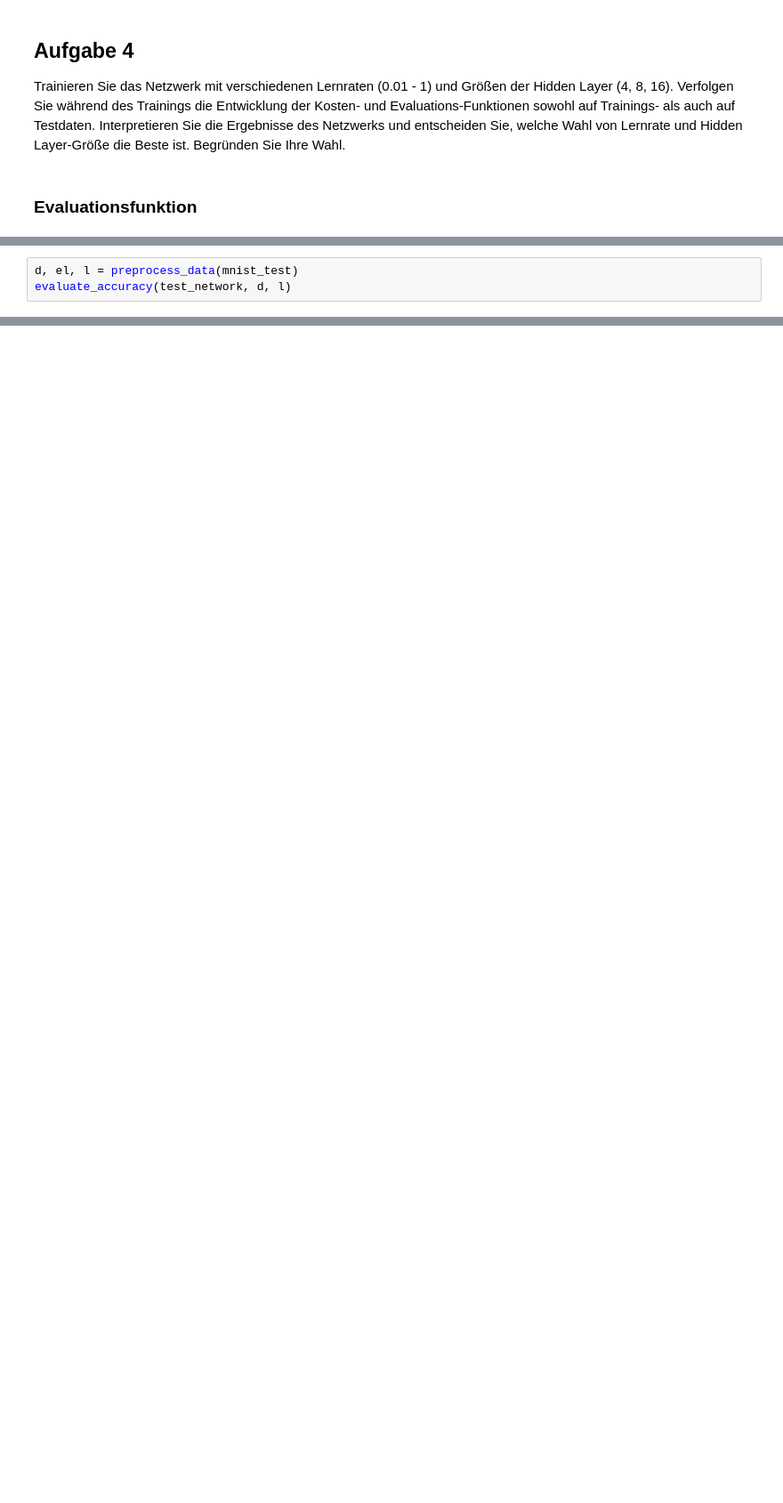
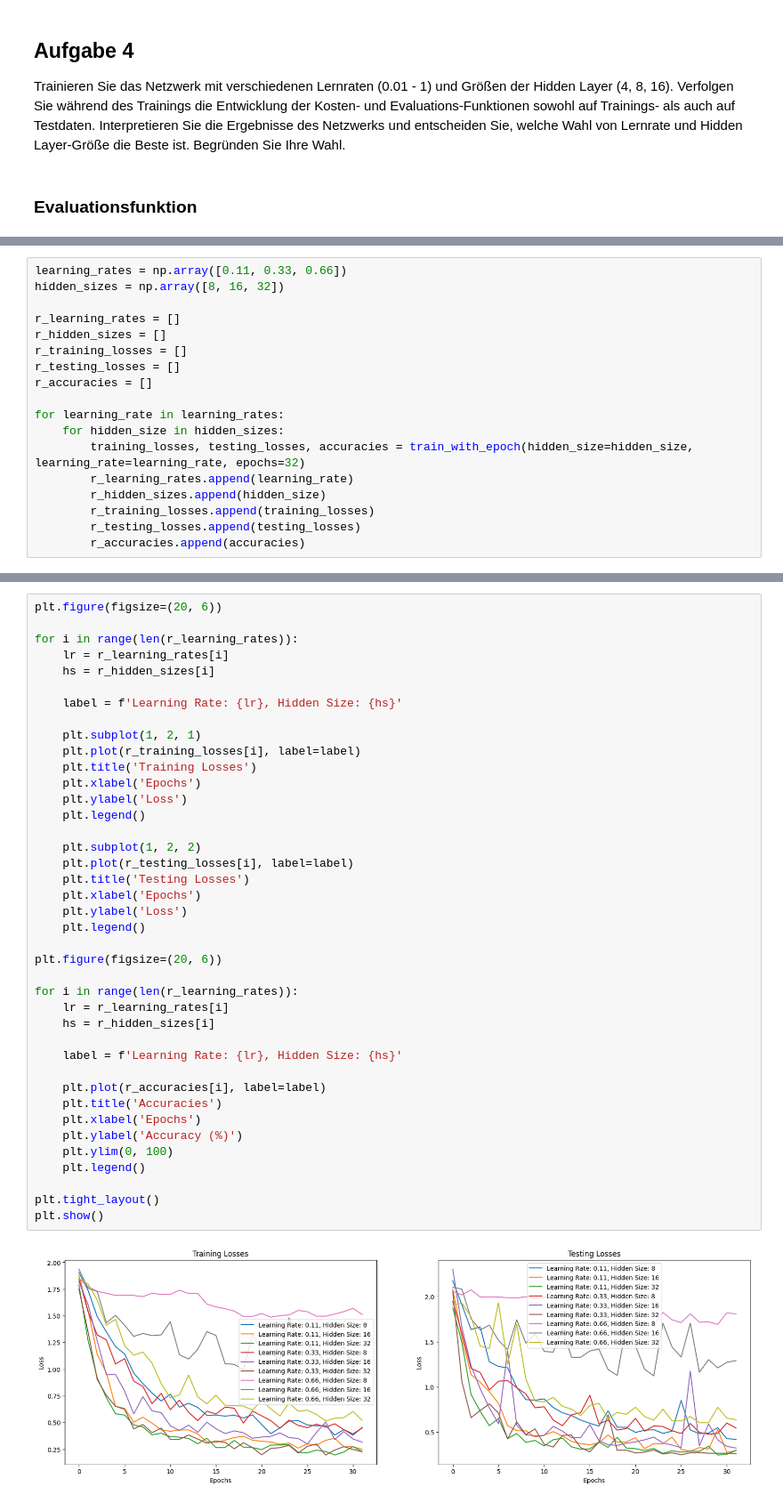
Before and after one commit to Giide0n/vana-assignement, a Jupyter notebook: gradient-descent.ipynb, the cells around one changed output, grey strips where cells are left out. Shown: that part at 89% size. Drawn from its saved outputs; the diff is of its cells as text; blank space fills up the shorter version.

Commit message:
add some plots to show training results

```diff
--- a/gradient-descent.ipynb
+++ b/gradient-descent.ipynb
@@ -311,4 +305,19 @@ train_with_epoch(test_network)
 # %%
-d, el, l = preprocess_data(mnist_test)
-evaluate_accuracy(test_network, d, l)
+learning_rates = np.array([0.11, 0.33, 0.66])
+hidden_sizes = np.array([8, 16, 32])
+
+r_learning_rates = []
+r_hidden_sizes = []
+r_training_losses = []
+r_testing_losses = []
+r_accuracies = []
+
+for learning_rate in learning_rates:
+    for hidden_size in hidden_sizes:
+        training_losses, testing_losses, accuracies = train_with_epoch(hidden_size=hidden_size, learning_rate=learning_rate, epochs=32)
+        r_learning_rates.append(learning_rate)
+        r_hidden_sizes.append(hidden_size)
+        r_training_losses.append(training_losses)
+        r_testing_losses.append(testing_losses)
+        r_accuracies.append(accuracies)
 # %% [output]
@@ -315,0 +341,42 @@ evaluate_accuracy(test_network, d, l)
+# %%
+plt.figure(figsize=(20, 6))
+
+for i in range(len(r_learning_rates)):
+    lr = r_learning_rates[i]
+    hs = r_hidden_sizes[i]
+
+    label = f'Learning Rate: {lr}, Hidden Size: {hs}'
+
+    plt.subplot(1, 2, 1)
+    plt.plot(r_training_losses[i], label=label)
+    plt.title('Training Losses')
+    plt.xlabel('Epochs')
+    plt.ylabel('Loss')
+    plt.legend()
+
+    plt.subplot(1, 2, 2)
+    plt.plot(r_testing_losses[i], label=label)
+    plt.title('Testing Losses')
+    plt.xlabel('Epochs')
+    plt.ylabel('Loss')
+    plt.legend()
+
+plt.figure(figsize=(20, 6))
+
+for i in range(len(r_learning_rates)):
+    lr = r_learning_rates[i]
+    hs = r_hidden_sizes[i]
+
+    label = f'Learning Rate: {lr}, Hidden Size: {hs}'
+
+    plt.plot(r_accuracies[i], label=label)
+    plt.title('Accuracies')
+    plt.xlabel('Epochs')
+    plt.ylabel('Accuracy (%)')
+    plt.ylim(0, 100)
+    plt.legend()
+
+plt.tight_layout()
+plt.show()
+# %% [output]
+[figure, added]
```
Also changed, not shown: parts of 7 cells of this notebook.
